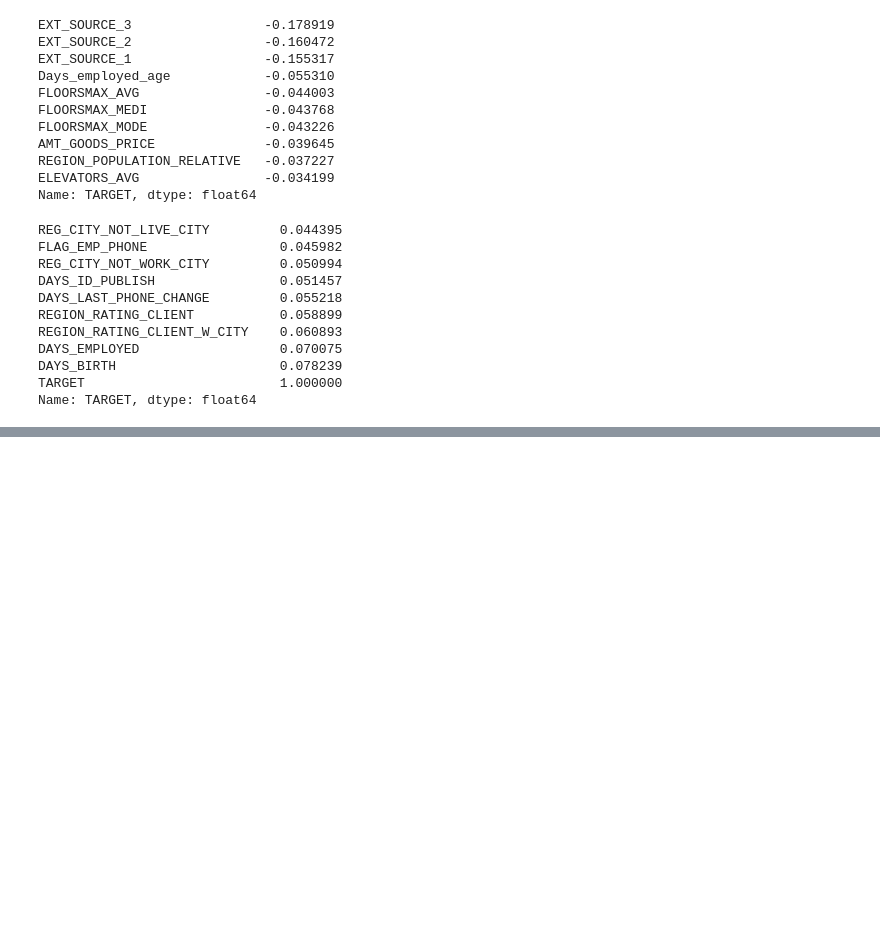
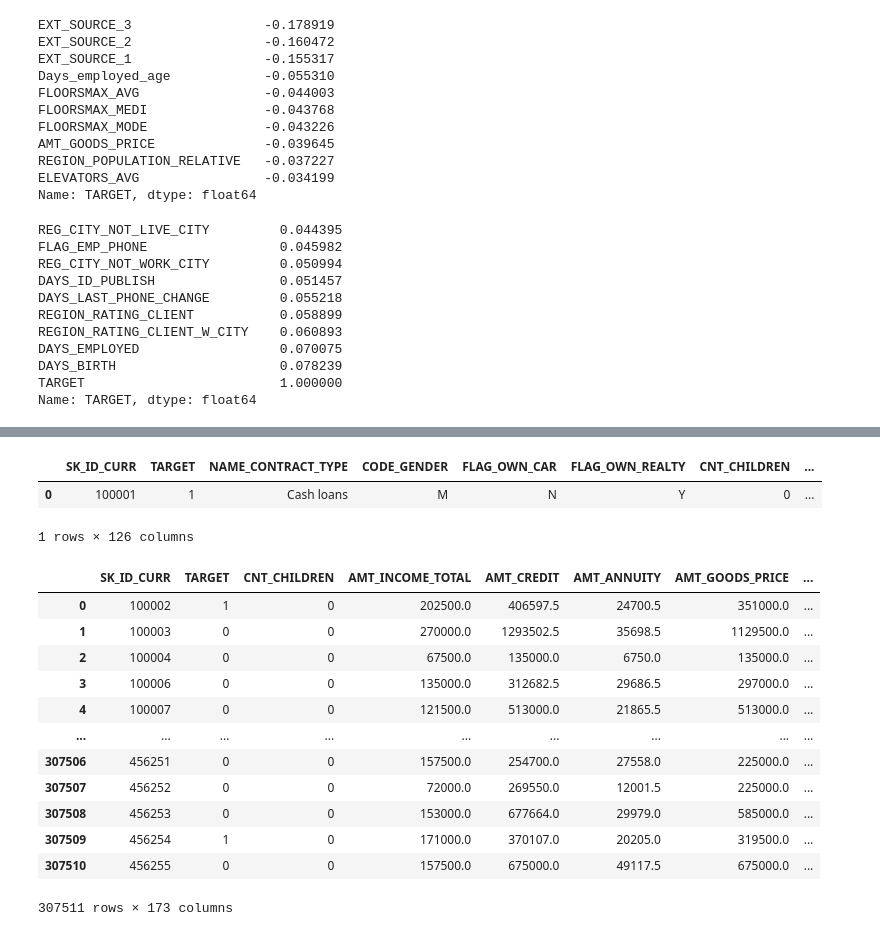
Before and after one commit to humbertosouza/3760creditrisk, a Jupyter notebook: model/credit_risk_notebook.ipynb, the cells around one changed output, grey strips where cells are left out. Cells and saved outputs as stored; diff of their text form; code cells hidden in the pictures; blank space fills up the shorter version.

```diff
--- a/model/credit_risk_notebook.ipynb
+++ b/model/credit_risk_notebook.ipynb
@@ -120,0 +148,23 @@ train = pd.get_dummies(train, drop_first= True)
+# %%
+before_dummies.loc[0,'SK_ID_CURR'] = '100001'
+before_dummies[:1]
+# %% [output]
+|  | SK_ID_CURR | TARGET | NAME_CONTRACT_TYPE | CODE_GENDER | FLAG_OWN_CAR | FLAG_OWN_REALTY | CNT_CHILDREN | ... |
+| 0 | 100001 | 1 | Cash loans | M | N | Y | 0 | ... |
+1 rows × 126 columns
+# %%
+train
+# %% [output]
+|  | SK_ID_CURR | TARGET | CNT_CHILDREN | AMT_INCOME_TOTAL | AMT_CREDIT | AMT_ANNUITY | AMT_GOODS_PRICE | ... |
+| 0 | 100002 | 1 | 0 | 202500.0 | 406597.5 | 24700.5 | 351000.0 | ... |
+| 1 | 100003 | 0 | 0 | 270000.0 | 1293502.5 | 35698.5 | 1129500.0 | ... |
+| 2 | 100004 | 0 | 0 | 67500.0 | 135000.0 | 6750.0 | 135000.0 | ... |
+| 3 | 100006 | 0 | 0 | 135000.0 | 312682.5 | 29686.5 | 297000.0 | ... |
+| 4 | 100007 | 0 | 0 | 121500.0 | 513000.0 | 21865.5 | 513000.0 | ... |
+| ... | ... | ... | ... | ... | ... | ... | ... | ... |
+| 307506 | 456251 | 0 | 0 | 157500.0 | 254700.0 | 27558.0 | 225000.0 | ... |
+| 307507 | 456252 | 0 | 0 | 72000.0 | 269550.0 | 12001.5 | 225000.0 | ... |
+| 307508 | 456253 | 0 | 0 | 153000.0 | 677664.0 | 29979.0 | 585000.0 | ... |
+| 307509 | 456254 | 1 | 0 | 171000.0 | 370107.0 | 20205.0 | 319500.0 | ... |
+| 307510 | 456255 | 0 | 0 | 157500.0 | 675000.0 | 49117.5 | 675000.0 | ... |
+307511 rows × 173 columns
```
Also changed, not shown: parts of 14 cells of this notebook, 3 other files.
